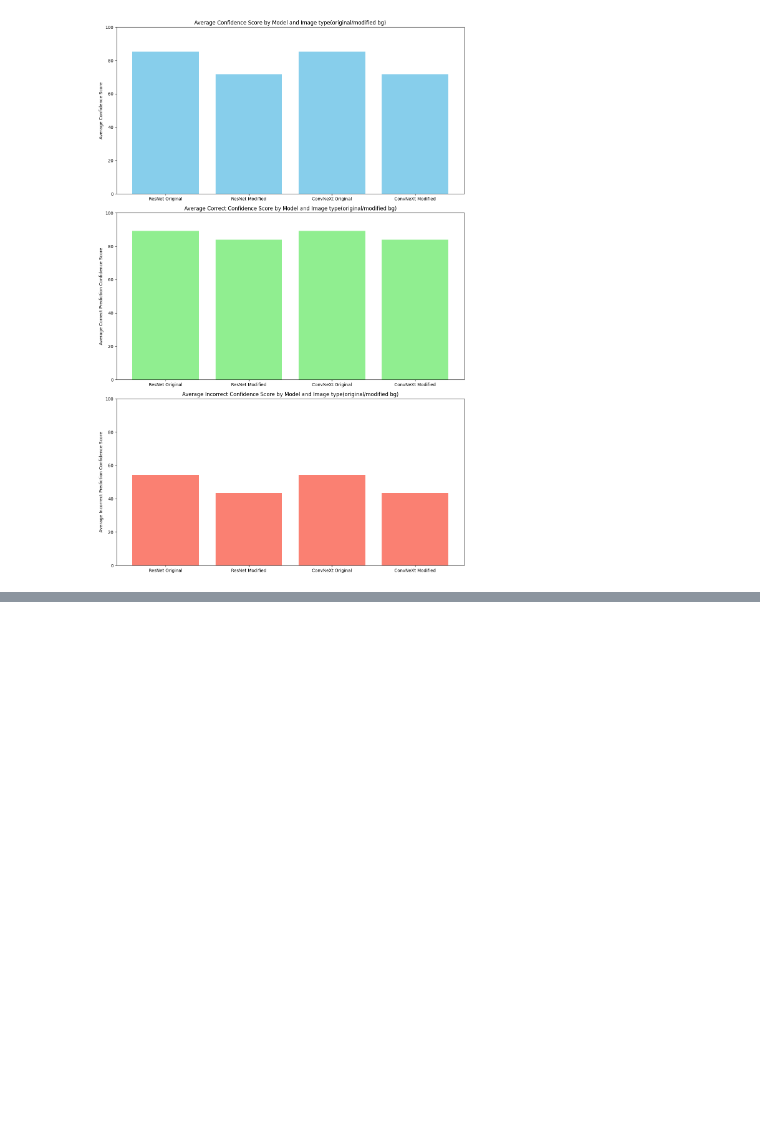
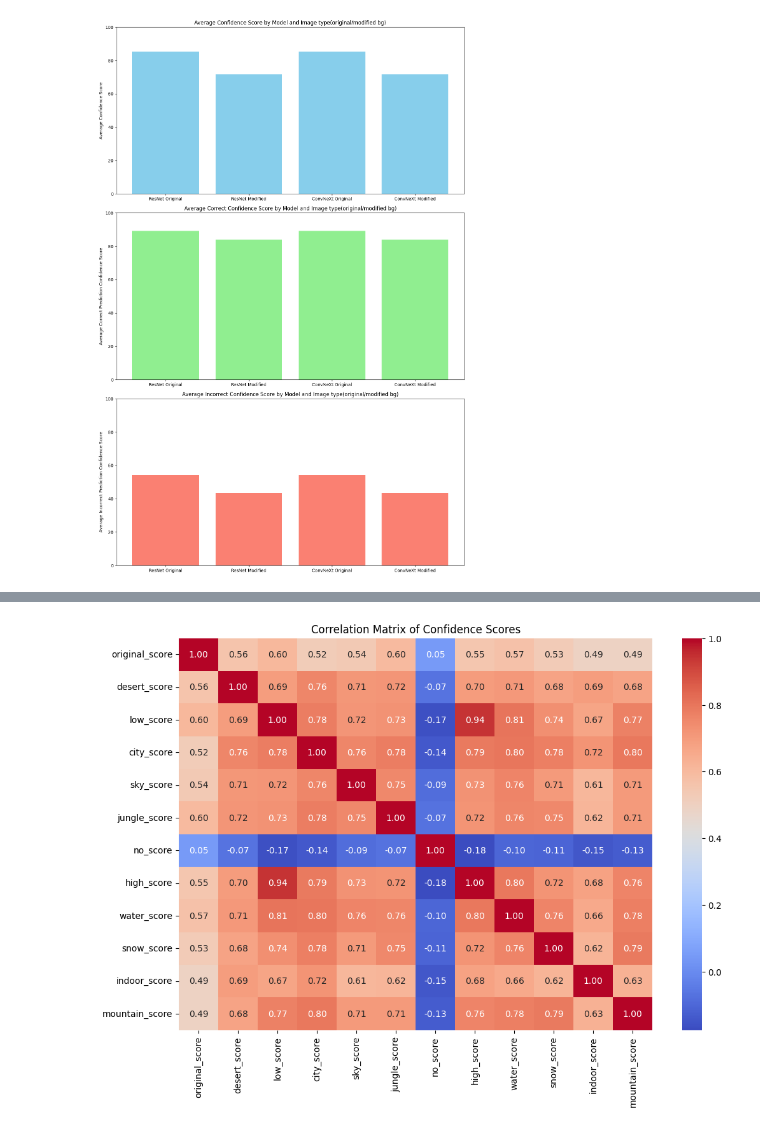
Before and after one commit to paulpel/BackgroundImpactAnalysis, a Jupyter notebook: analysis/research.ipynb, the cells around one changed output, grey strips where cells are left out. Cells and saved outputs as stored; diff of their text form; code cells hidden in the pictures; blank space fills up the shorter version.

```diff
--- a/analysis/research.ipynb
+++ b/analysis/research.ipynb
@@ -379,0 +410,5 @@ plt.show()
+# %%
+pred, conf = define_columns(convnext_df)
+correlation_analysis(convnext_df, conf)
+# %% [output]
+[figure, added]
```
Also changed, not shown: parts of 16 cells of this notebook, 22 other files.
